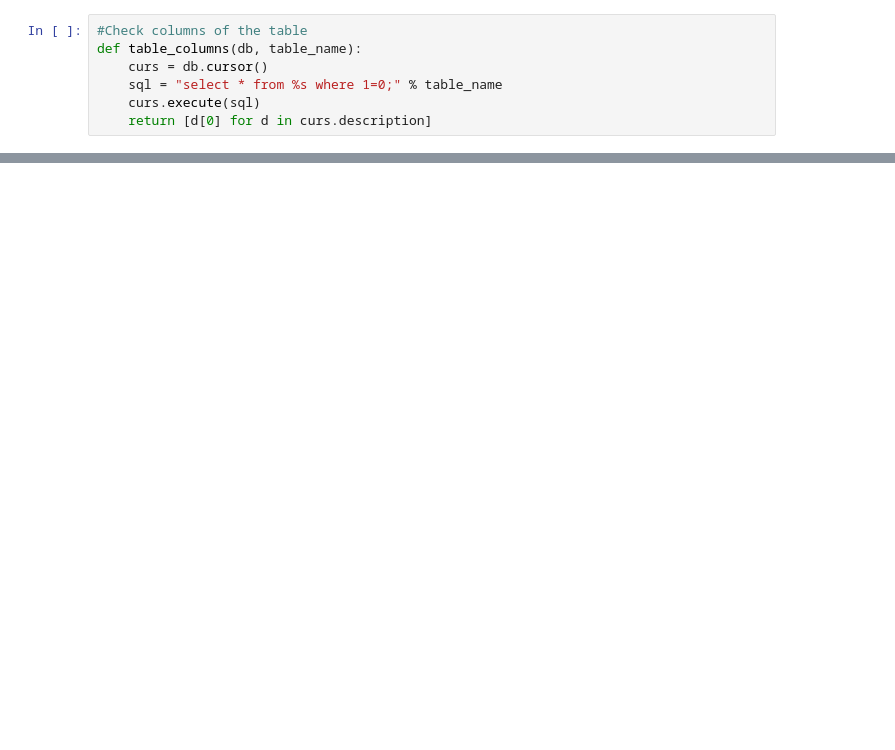
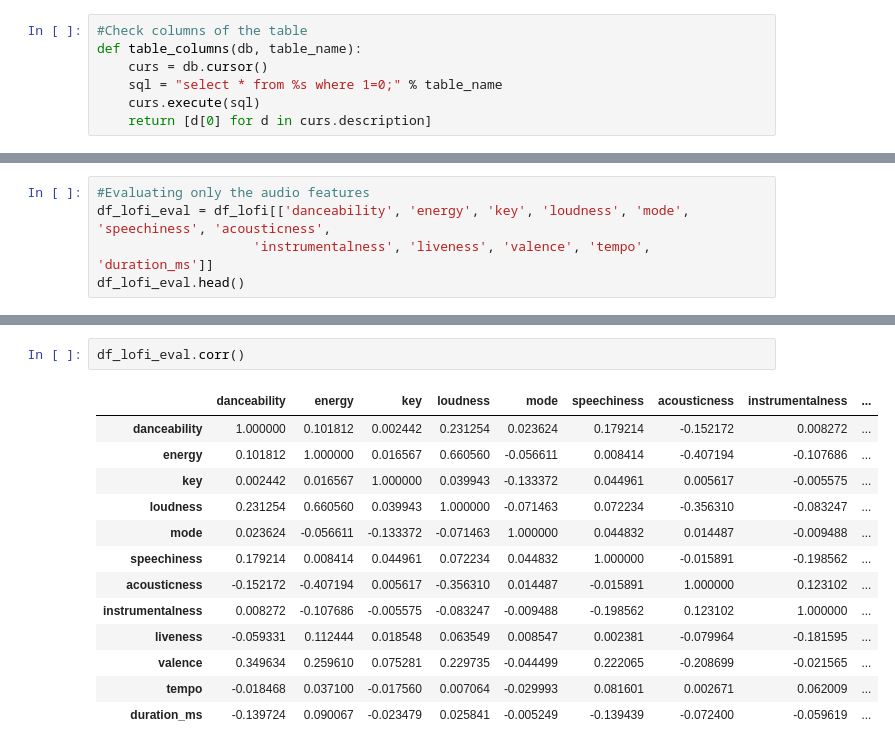
Before and after one commit to kchiev215/Spotify_EDM_Lofi_Analysis, a Jupyter notebook: Data_Analysis.ipynb, the cells around one changed output, grey strips where cells are left out. Drawn from its saved outputs; the diff is of its cells as text; blank space fills up the shorter version.

```diff
--- a/Data_Analysis.ipynb
+++ b/Data_Analysis.ipynb
@@ -94,0 +92,5 @@ TypeError: mean() got multiple values for argument 'axis'
+# %%
+#Evaluating only the audio features
+df_lofi_eval = df_lofi[['danceability', 'energy', 'key', 'loudness', 'mode', 'speechiness', 'acousticness',
+                    'instrumentalness', 'liveness', 'valence', 'tempo', 'duration_ms']]
+df_lofi_eval.head()
@@ -94,0 +116,16 @@ TypeError: mean() got multiple values for argument 'axis'
+# %%
+df_lofi_eval.corr()
+# %% [output]
+|  | danceability | energy | key | loudness | mode | speechiness | acousticness | instrumentalness | ... |
+| danceability | 1.000000 | 0.101812 | 0.002442 | 0.231254 | 0.023624 | 0.179214 | -0.152172 | 0.008272 | ... |
+| energy | 0.101812 | 1.000000 | 0.016567 | 0.660560 | -0.056611 | 0.008414 | -0.407194 | -0.107686 | ... |
+| key | 0.002442 | 0.016567 | 1.000000 | 0.039943 | -0.133372 | 0.044961 | 0.005617 | -0.005575 | ... |
+| loudness | 0.231254 | 0.660560 | 0.039943 | 1.000000 | -0.071463 | 0.072234 | -0.356310 | -0.083247 | ... |
+| mode | 0.023624 | -0.056611 | -0.133372 | -0.071463 | 1.000000 | 0.044832 | 0.014487 | -0.009488 | ... |
+| speechiness | 0.179214 | 0.008414 | 0.044961 | 0.072234 | 0.044832 | 1.000000 | -0.015891 | -0.198562 | ... |
+| acousticness | -0.152172 | -0.407194 | 0.005617 | -0.356310 | 0.014487 | -0.015891 | 1.000000 | 0.123102 | ... |
+| instrumentalness | 0.008272 | -0.107686 | -0.005575 | -0.083247 | -0.009488 | -0.198562 | 0.123102 | 1.000000 | ... |
+| liveness | -0.059331 | 0.112444 | 0.018548 | 0.063549 | 0.008547 | 0.002381 | -0.079964 | -0.181595 | ... |
+| valence | 0.349634 | 0.259610 | 0.075281 | 0.229735 | -0.044499 | 0.222065 | -0.208699 | -0.021565 | ... |
+| tempo | -0.018468 | 0.037100 | -0.017560 | 0.007064 | -0.029993 | 0.081601 | 0.002671 | 0.062009 | ... |
+| duration_ms | -0.139724 | 0.090067 | -0.023479 | 0.025841 | -0.005249 | -0.139439 | -0.072400 | -0.059619 | ... |
```
Also changed, not shown: parts of 16 cells of this notebook, 5 other files.
